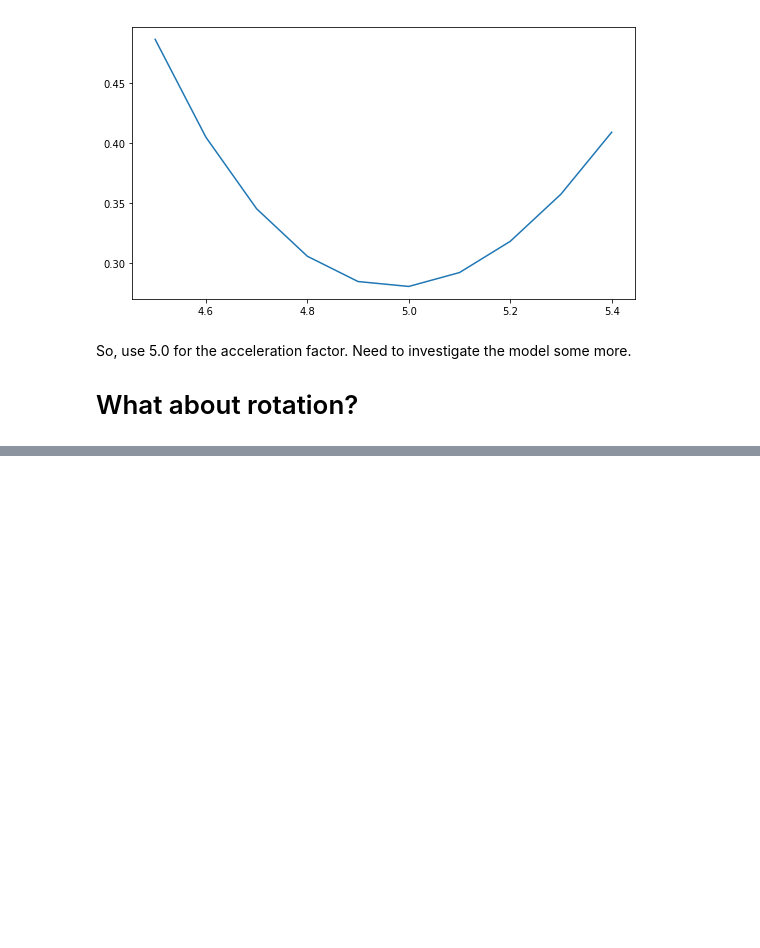
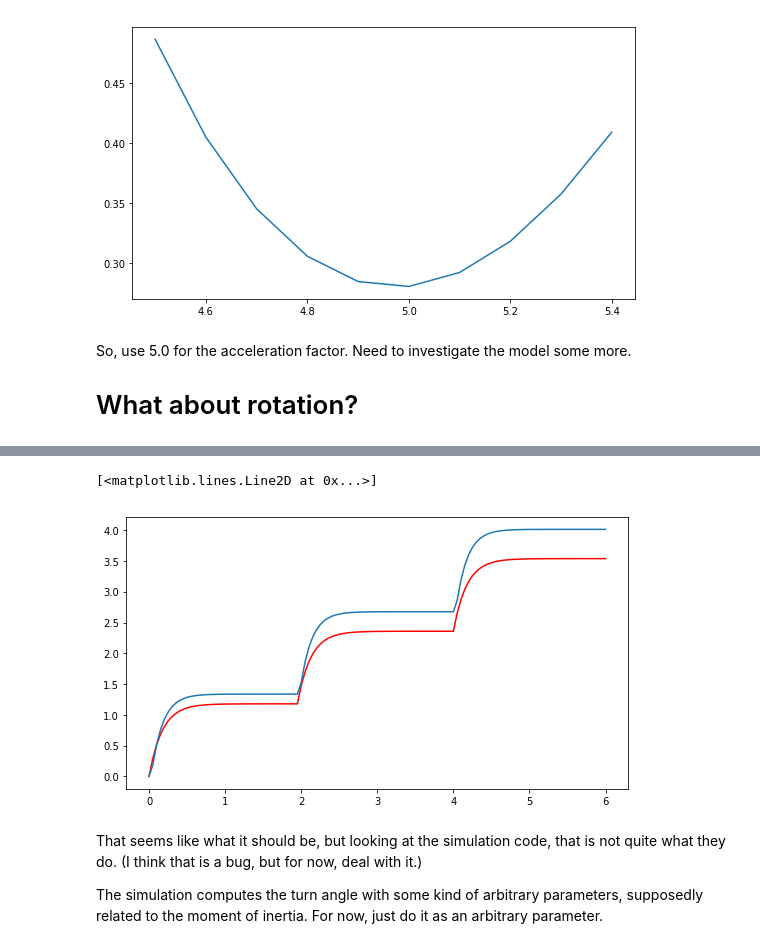
Before and after one commit to ligerbots/KalmanFilter, a Jupyter notebook: notebooks/Measure_Acceleration_Sim.ipynb, the cells around one changed output, grey strips where cells are left out. Cells and saved outputs as stored; diff of their text form; code cells hidden in the pictures; blank space fills up the shorter version.

Commit message:
Work out the angular acceleration.

```diff
--- a/notebooks/Measure_Acceleration_Sim.ipynb
+++ b/notebooks/Measure_Acceleration_Sim.ipynb
@@ -130,12 +130,12 @@ plt.plot(t,expected_v);
 # %% [output]
 [figure]
 # %%
-def vel_from_accel(robot_path, accel_const):
+def vel_from_accel(motor, accel_const):
     v_curr = 0
     v_calc = []
     prev_x = 0
-    for p in robot_path:
-        v_expect = velocity_expected(p[4])
+    for m in motor:
+        v_expect = velocity_expected(m)
         a = accel_const * (v_expect - v_curr)
         v_curr += a * tstep
         v_calc.append(v_curr)
@@ -164,0 +184,17 @@ So, use 5.0 for the acceleration factor. Need to investigate the model some more
+# %%
+def calc_omega(vl, vr, wb):
+    return np.subtract(vl, vr) / wb
+# %%
+vl = vel_from_accel([p[4] for p in robot_path], 5.0)
+vr = vel_from_accel([p[5] for p in robot_path], 5.0)
+
+omega_calc = calc_omega(vl, vr, 22/12.0)
+plt.plot(t, omega_calc, color="red")
+plt.plot(t, omega)
+# %% [output]
+[<matplotlib.lines.Line2D at 0x...>]
+[figure, added]
+# %% [markdown]
+That seems like what it should be, but looking at the simulation code, that is not quite what they do. (I think that is a bug, but for now, deal with it.)
+
+The simulation computes the turn angle with some kind of arbitrary parameters, supposedly related to the moment of inertia. For now, just do it as an arbitrary parameter.
```
Also changed, not shown: parts of 6 cells of this notebook.
